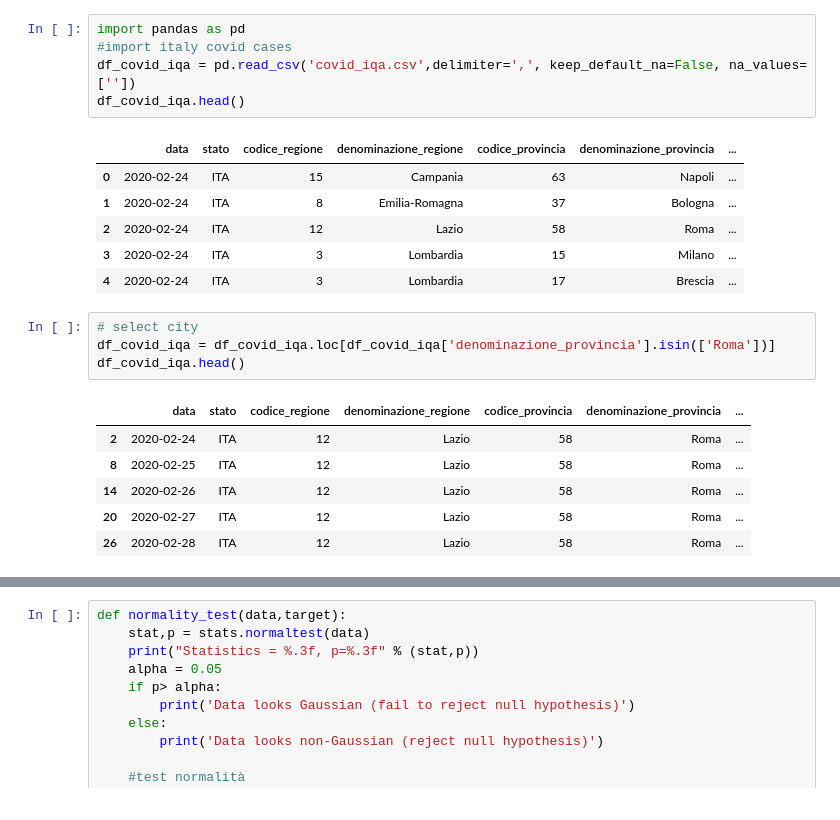
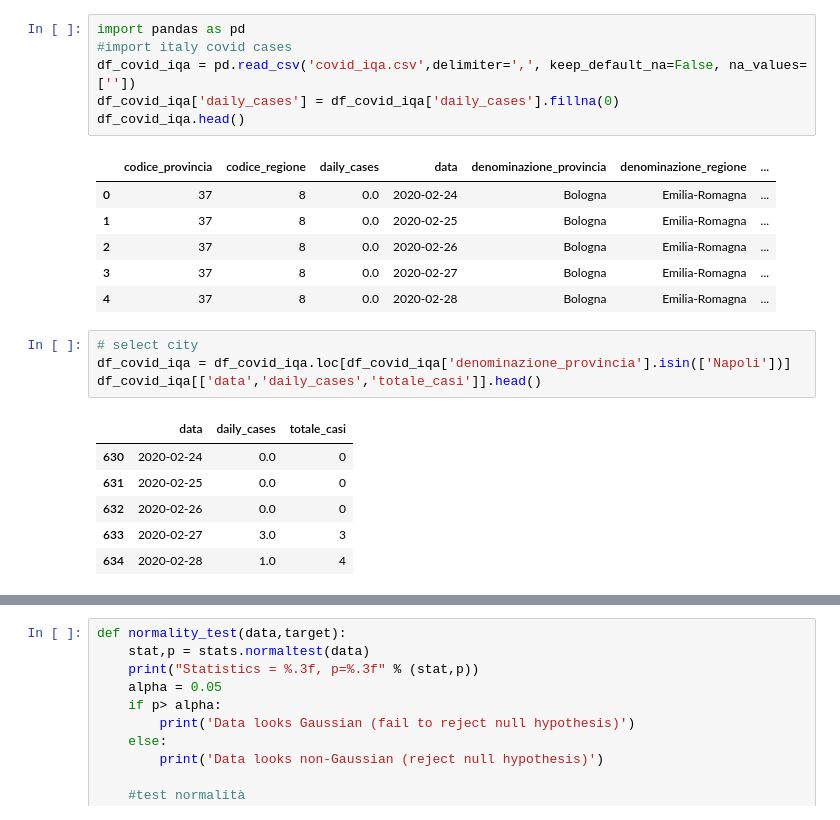
Before and after one commit to zirafel/covid_analysis, a Jupyter notebook: covid_air_quality/data_analysis.ipynb, the cells around one changed output, grey strips where cells are left out. Cells and saved outputs as stored; diff of their text form.

```diff
--- a/covid_air_quality/data_analysis.ipynb
+++ b/covid_air_quality/data_analysis.ipynb
@@ -2,25 +2,26 @@
 import pandas as pd
 #import italy covid cases
 df_covid_iqa = pd.read_csv('covid_iqa.csv',delimiter=',', keep_default_na=False, na_values=[''])
+df_covid_iqa['daily_cases'] = df_covid_iqa['daily_cases'].fillna(0)
 df_covid_iqa.head()
 # %% [output]
-|  | data | stato | codice_regione | denominazione_regione | codice_provincia | denominazione_provincia | ... |
-| 0 | 2020-02-24 | ITA | 15 | Campania | 63 | Napoli | ... |
-| 1 | 2020-02-24 | ITA | 8 | Emilia-Romagna | 37 | Bologna | ... |
-| 2 | 2020-02-24 | ITA | 12 | Lazio | 58 | Roma | ... |
-| 3 | 2020-02-24 | ITA | 3 | Lombardia | 15 | Milano | ... |
-| 4 | 2020-02-24 | ITA | 3 | Lombardia | 17 | Brescia | ... |
+|  | codice_provincia | codice_regione | daily_cases | data | denominazione_provincia | denominazione_regione | ... |
+| 0 | 37 | 8 | 0.0 | 2020-02-24 | Bologna | Emilia-Romagna | ... |
+| 1 | 37 | 8 | 0.0 | 2020-02-25 | Bologna | Emilia-Romagna | ... |
+| 2 | 37 | 8 | 0.0 | 2020-02-26 | Bologna | Emilia-Romagna | ... |
+| 3 | 37 | 8 | 0.0 | 2020-02-27 | Bologna | Emilia-Romagna | ... |
+| 4 | 37 | 8 | 0.0 | 2020-02-28 | Bologna | Emilia-Romagna | ... |
 # %%
 # select city
-df_covid_iqa = df_covid_iqa.loc[df_covid_iqa['denominazione_provincia'].isin(['Roma'])]
-df_covid_iqa.head()
+df_covid_iqa = df_covid_iqa.loc[df_covid_iqa['denominazione_provincia'].isin(['Napoli'])]
+df_covid_iqa[['data','daily_cases','totale_casi']].head()
 # %% [output]
-|  | data | stato | codice_regione | denominazione_regione | codice_provincia | denominazione_provincia | ... |
-| 2 | 2020-02-24 | ITA | 12 | Lazio | 58 | Roma | ... |
-| 8 | 2020-02-25 | ITA | 12 | Lazio | 58 | Roma | ... |
-| 14 | 2020-02-26 | ITA | 12 | Lazio | 58 | Roma | ... |
-| 20 | 2020-02-27 | ITA | 12 | Lazio | 58 | Roma | ... |
-| 26 | 2020-02-28 | ITA | 12 | Lazio | 58 | Roma | ... |
+|  | data | daily_cases | totale_casi |
+| 630 | 2020-02-24 | 0.0 | 0 |
+| 631 | 2020-02-25 | 0.0 | 0 |
+| 632 | 2020-02-26 | 0.0 | 0 |
+| 633 | 2020-02-27 | 3.0 | 3 |
+| 634 | 2020-02-28 | 1.0 | 4 |
 # %%
 # statistiche descrittive qualità aria
 y= df_covid_iqa["IQA"]
```
Also changed, not shown: parts of 9 cells of this notebook, 2 other files.
